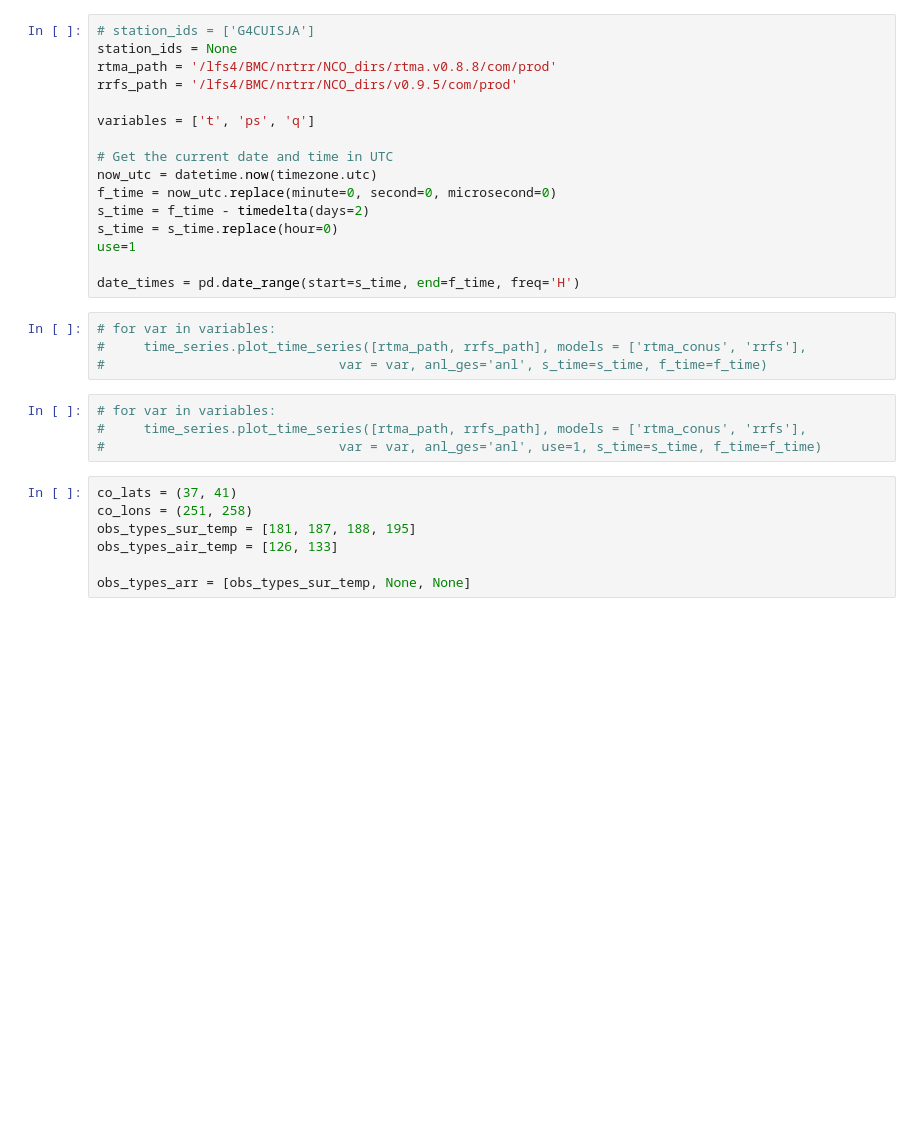
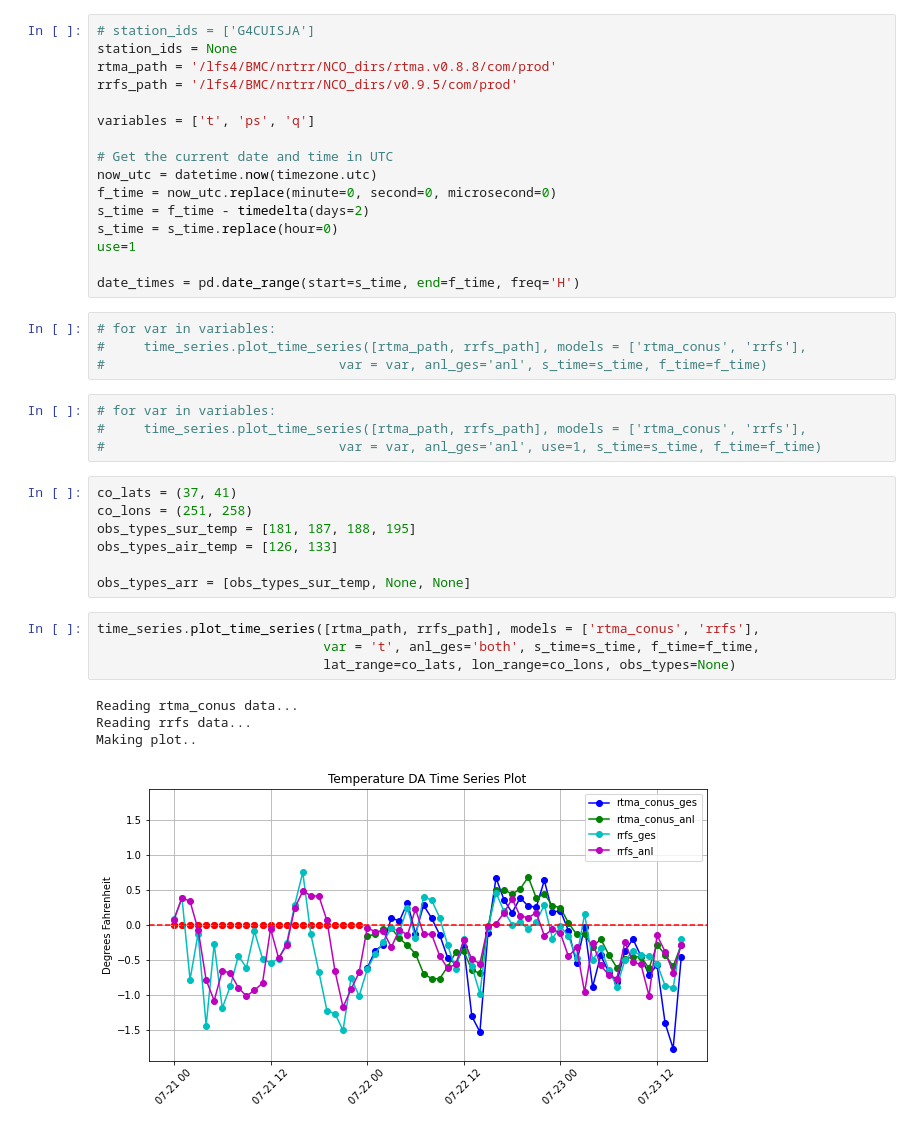
Before and after one commit to NOAA-GSL/pyDAmonitor, a Jupyter notebook: code/making_time_series.ipynb, the cells around one changed output. Drawn from its saved outputs; the diff is of its cells as text; blank space fills up the shorter version.

```diff
--- a/code/making_time_series.ipynb
+++ b/code/making_time_series.ipynb
@@ -36,3 +36,12 @@ obs_types_sur_temp = [181, 187, 188, 195]
 obs_types_air_temp = [126, 133]
 
 obs_types_arr = [obs_types_sur_temp, None, None]
+# %%
+time_series.plot_time_series([rtma_path, rrfs_path], models = ['rtma_conus', 'rrfs'],
+                             var = 't', anl_ges='both', s_time=s_time, f_time=f_time,
+                             lat_range=co_lats, lon_range=co_lons, obs_types=None)
+# %% [output]
+Reading rtma_conus data...
+Reading rrfs data...
+Making plot..
+[figure, added]
```
Also changed, not shown: parts of 8 cells of this notebook, 52 other files.
